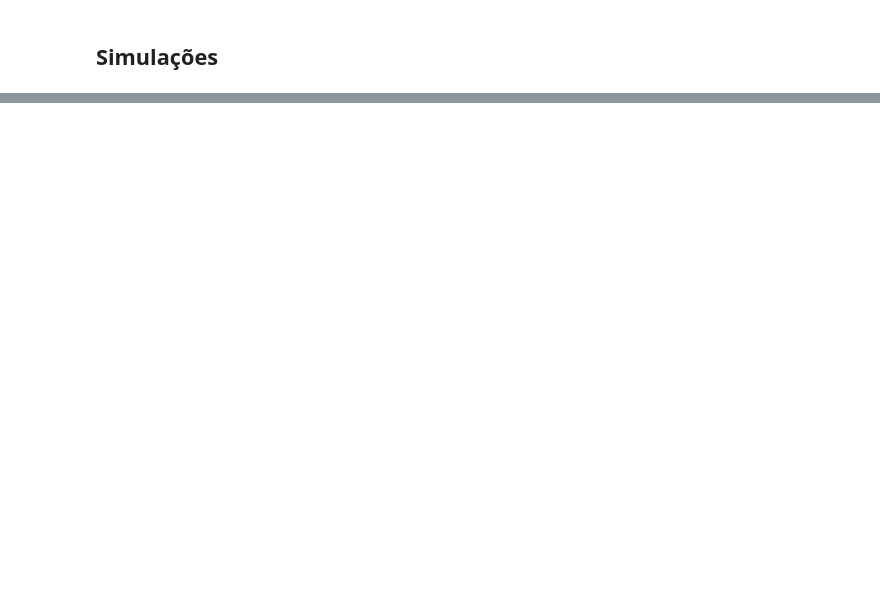
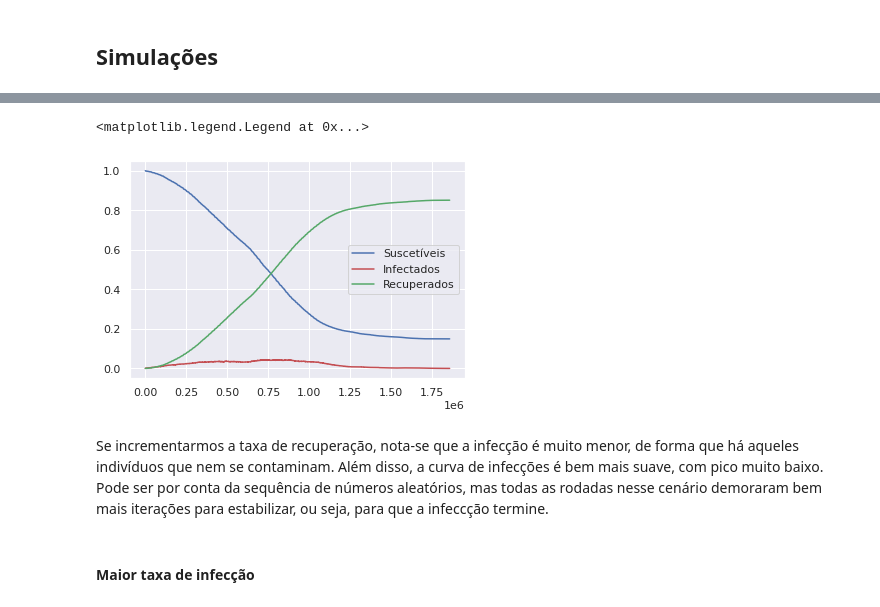
Before and after one commit to arthursl12/FisicaEstatistica, a Jupyter notebook: SIR.ipynb, the cells around one changed output, grey strips where cells are left out. Saved outputs shown, nothing was run; the diff lists cells and outputs as text; code cells hidden in the pictures; blank space fills up the shorter version.

```diff
--- a/SIR.ipynb
+++ b/SIR.ipynb
@@ -553,7 +366,0 @@ plot(N, s)
-# %%
-L = 10
-N = L**2
-s = random_infected(N, 4)
-plot(N, s)
-mod_states, states = simulate_epidemy(N, L, s, 0.5, 0.1, n_iter=10**4)
-plot(N, s)
@@ -572,5 +366,0 @@ Obs.:
-# %%
-L = 150
-N = L**2
-s = random_infected(N, 20)
-s
@@ -624,2 +401,0 @@ s
-# %%
-simulate_epidemy(N, L, s, 0.5, 0.5)
@@ -628,0 +423,2 @@ viz
+# %%
+y0, y1, y2 = simulate(L, infected=4, s=None, pc=0.6, pr=0.3)
@@ -628,0 +443,12 @@ viz
+# %%
+plt.plot(np.array(y0)/N, color='b')
+plt.plot(np.array(y1)/N, color='r')
+plt.plot(np.array(y2)/N, color='g')
+plt.legend(["Suscetíveis","Infectados","Recuperados"])
+# %% [output]
+<matplotlib.legend.Legend at 0x...>
+[figure, added]
+# %% [markdown]
+Se incrementarmos a taxa de recuperação, nota-se que a infecção é muito menor, de forma que há aqueles indivíduos que nem se contaminam. Além disso, a curva de infecções é bem mais suave, com pico muito baixo. Pode ser por conta da sequência de números aleatórios, mas todas as rodadas nesse cenário demoraram bem mais iterações para estabilizar, ou seja, para que a infeccção termine.
+# %% [markdown]
+#### Maior taxa de infecção
```
Also changed, not shown: parts of 88 cells of this notebook.
